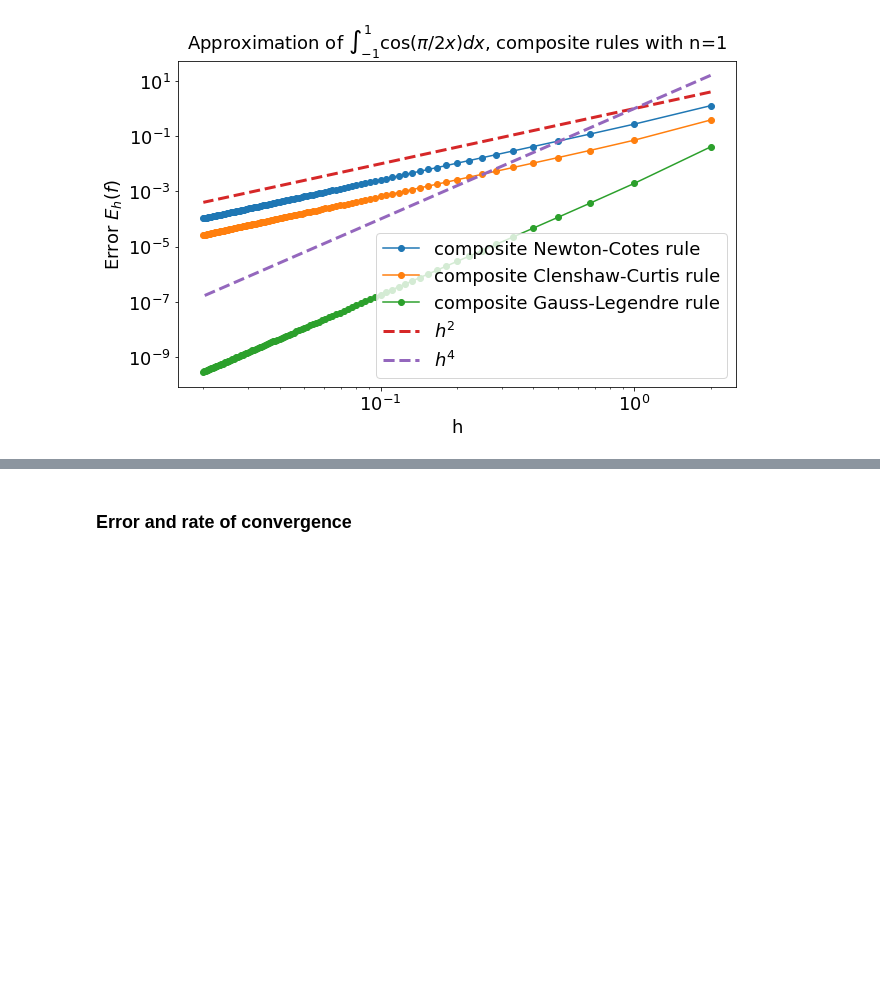
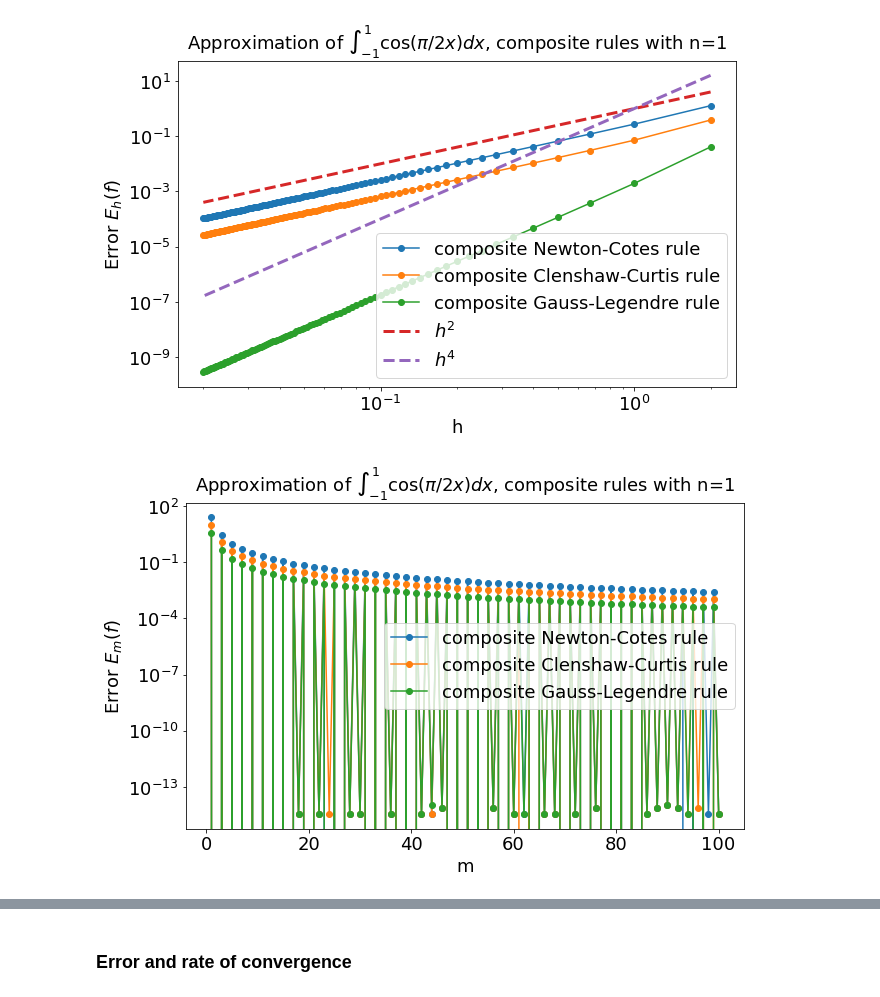
Before and after one commit to yubocai-poly/MAA106-Introduction-to-Numerical-Analysis, a Jupyter notebook: Chapter3_NumericalIntegration/3-NumericalIntegration.ipynb, the cells around one changed output, grey strips where cells are left out. Saved outputs shown, nothing was run; the diff lists cells and outputs as text; code cells hidden in the pictures; blank space fills up the shorter version.

```diff
--- a/Chapter3_NumericalIntegration/3-NumericalIntegration.ipynb
+++ b/Chapter3_NumericalIntegration/3-NumericalIntegration.ipynb
@@ -1958,3 +1968,51 @@ plt.tick_params(labelsize = 18)
 plt.show()
 # %% [output]
 [figure]
+# %%
+def f(x):
+    return  np.abs(x)
+
+a = -5
+b = 5
+I = 25 # exact value of the integral of f from -1 to 1
+
+# coefficients on [-1,1] for each elementary rule
+n = 1
+nodes_elem_NC, weights_elem_NC = coeffs_NewtonCotes(n)
+nodes_elem_CC, weights_elem_CC = coeffs_ClenshawCurtis(n)
+nodes_elem_GL, weights_elem_GL = coeffs_GaussLegendre(n)
+
+m_max = 100
+tab_m = np.arange(1, m_max+1)
+# Initialization
+tab_IcompNC = np.zeros(m_max)
+tab_IcompCC = np.zeros(m_max)
+tab_IcompGL = np.zeros(m_max)
+
+# computation of the approximated value of the integral for m = 1,...,m_max
+for m in tab_m:
+    mesh = np.linspace(a, b, m+1)
+    tab_IcompNC[m-1] = QuadRule_composite(f, mesh, nodes_elem_NC, weights_elem_NC)
+    tab_IcompCC[m-1] = QuadRule_composite(f, mesh, nodes_elem_CC, weights_elem_CC)
+    tab_IcompGL[m-1] = QuadRule_composite(f, mesh, nodes_elem_GL, weights_elem_GL)
+
+# computation of the error
+tab_errNC = np.abs(tab_IcompNC-I)
+tab_errCC = np.abs(tab_IcompCC-I)
+tab_errGL = np.abs(tab_IcompGL-I)
+
+# plot
+tab_m = tab_m.astype(float)
+fig = plt.figure(figsize=(10, 6))
+plt.plot(tab_m, tab_errNC, marker="o", label="composite Newton-Cotes rule")
+plt.plot(tab_m, tab_errCC, marker="o", label="composite Clenshaw-Curtis rule")
+plt.plot(tab_m, tab_errGL, marker="o", label="composite Gauss-Legendre rule")
+plt.xlabel('m', fontsize = 18)
+plt.ylabel('Error $E_m(f)$', fontsize = 18)
+plt.legend(fontsize = 18)
+plt.title('Approximation of $\int_{-1}^1 \cos(\pi/2 x) dx$, composite rules with n=%s'%n, fontsize = 18)
+plt.yscale('log')
+plt.tick_params(labelsize = 18)
+plt.show()
+# %% [output]
+[figure, added]
```
Also changed, not shown: parts of 10 cells of this notebook, 6 other files.
